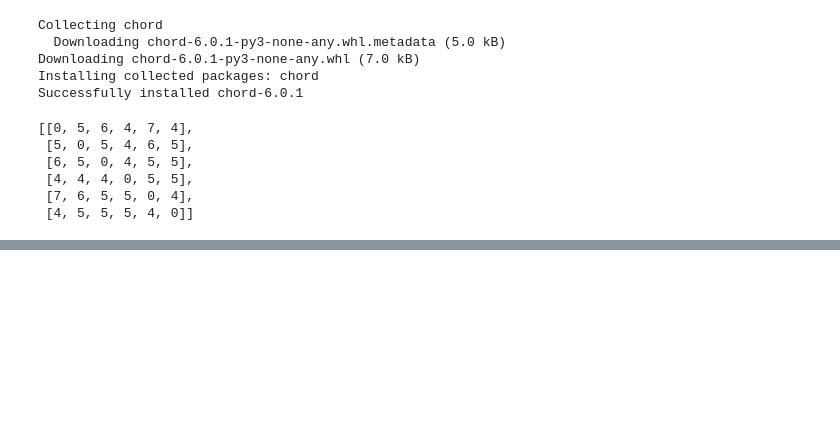
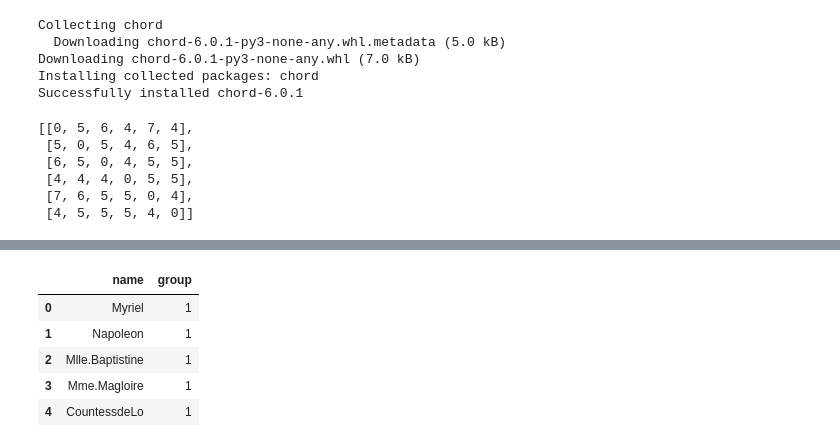
Before and after one commit to jeojildo/trainingdata, a Jupyter notebook: Visualizationtraining.ipynb, the cells around one changed output, grey strips where cells are left out. Cells and saved outputs as stored; diff of their text form; code cells hidden in the pictures; blank space fills up the shorter version.

```diff
--- a/Visualizationtraining.ipynb
+++ b/Visualizationtraining.ipynb
@@ -531,0 +590,10 @@ matrix
+# %%
+nodes = hv.Dataset(pd.DataFrame(data['nodes']), 'index')
+nodes.data.head()
+# %% [output]
+|  | name | group |
+| 0 | Myriel | 1 |
+| 1 | Napoleon | 1 |
+| 2 | Mlle.Baptistine | 1 |
+| 3 | Mme.Magloire | 1 |
+| 4 | CountessdeLo | 1 |
```
Also changed, not shown: parts of 7 cells of this notebook.
